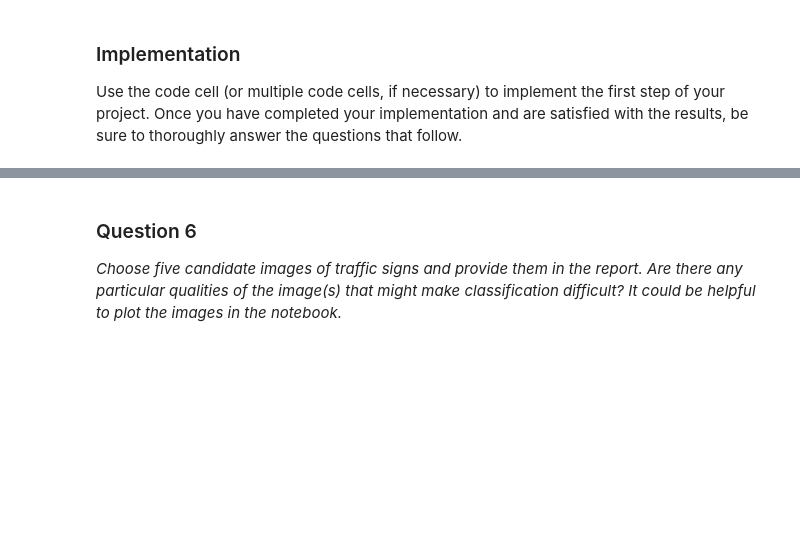
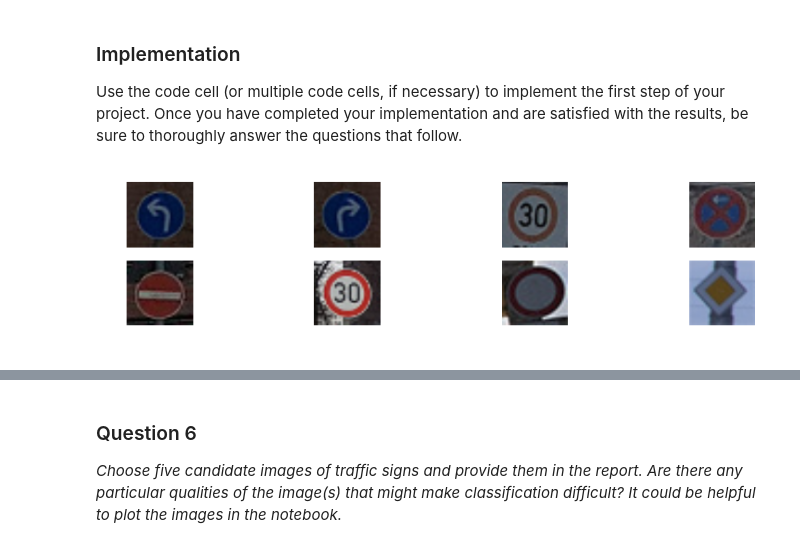
Before and after one commit to ab1153/CarND-Traffic-Sign-Classifier-Project, a Jupyter notebook: Traffic_Sign_Classifier.ipynb, the cells around one changed output, grey strips where cells are left out. Cells and saved outputs as stored; diff of their text form; code cells hidden in the pictures; blank space fills up the shorter version.

```diff
--- a/Traffic_Sign_Classifier.ipynb
+++ b/Traffic_Sign_Classifier.ipynb
@@ -389,0 +408,21 @@ Use the code cell (or multiple code cells, if necessary) to implement the first
+# %%
+from pandas.io.parsers import read_csv
+
+
+signs = read_csv("signnames.csv").values[:, 1]
+img_dir = './data/extras/'
+img_files = [ img_dir + f for f in os.listdir(img_dir) if os.path.isfile(os.path.join(img_dir, f))]
+test_img_data = np.empty([0, 32, 32, 3], dtype='uint8')
+for img_file in img_files:
+    img_array = plt.imread(img_file)
+
+    test_img_data = np.vstack([test_img_data, img_array[None, ...]])
+
+_, axes = plt.subplots(2,4,figsize=(10,2))
+for j in range(2):
+    for i in range(4):
+        img_i = i + j*4
+        axes[j,i].axis('off')
+        axes[j,i].imshow(test_img_data[img_i])
+# %% [output]
+[figure, added]
```
Also changed, not shown: parts of 17 cells of this notebook.
